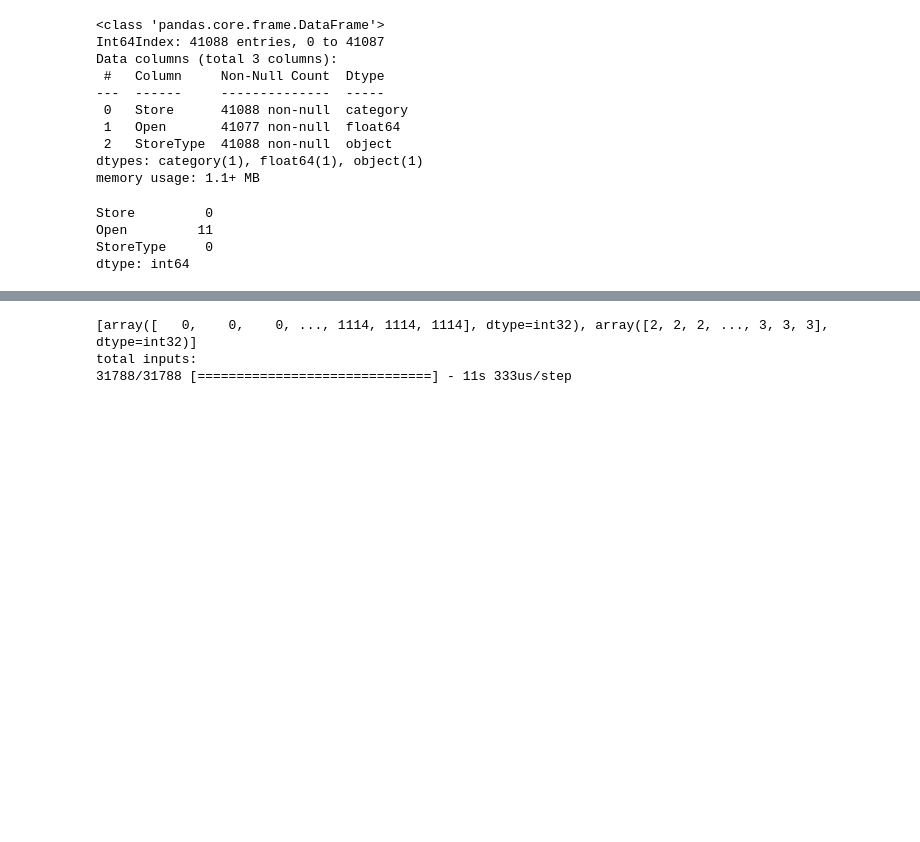
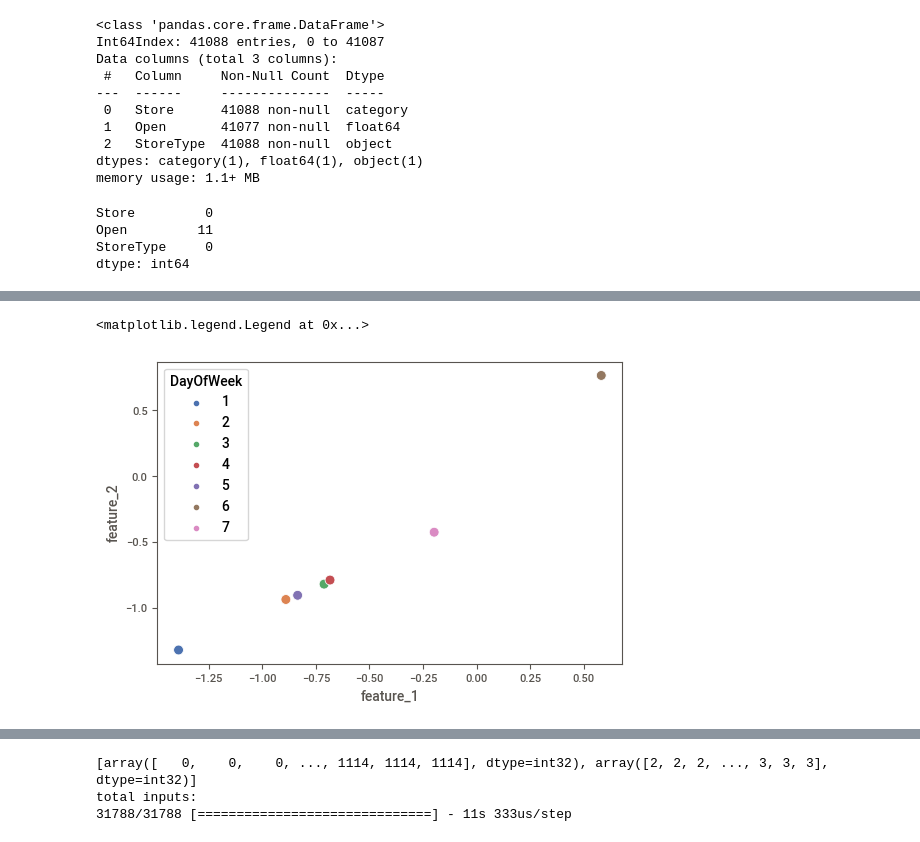
Before and after one commit to suvkp/Cat2Emb, a Jupyter notebook: EDA.ipynb, the cells around one changed output, grey strips where cells are left out. Cells and saved outputs as stored; diff of their text form; code cells hidden in the pictures; blank space fills up the shorter version.

```diff
--- a/EDA.ipynb
+++ b/EDA.ipynb
@@ -169,8 +169,9 @@ Data columns (total 17 columns):
 dtypes: float64(6), int64(6), object(5)
 memory usage: 5.6+ MB
 # %%
-var = ['Store', 'Open', 'StoreType']
+var = ['Store', 'Open', 'StoreType', 'DayOfWeek']
 # %%
+X_train['DayOfWeek'] = X_train['DayOfWeek'].astype('object')
 X_train[var].info()
 # %% [output]
 <class 'pandas.core.frame.DataFrame'>
@@ -204,6 +206,6 @@ Open         11
 StoreType     0
 dtype: int64
 # %%
-embed_model = c2e.EmbeddingGenerator(epochs=1)
+embed_model = c2e.EmbeddingGenerator(epochs=20)
 embed_model.fit(X_train[var], y_train)
 # %% [output]
@@ -213,0 +250,5 @@ total inputs:
+# %%
+a = pd.DataFrame(embed_model.model.get_layer('DayOfWeek').get_weights()[0]).reset_index().rename({'index':'DayOfWeek'}, axis=1)
+a.columns = ['DayOfWeek', 'feature_1', 'feature_2']
+a['DayOfWeek'] = [i+1 for i in range(7)]
+a
@@ -213,0 +264,9 @@ total inputs:
+# %%
+import seaborn as sns
+import matplotlib.pyplot as plt
+
+sns.scatterplot(data=a, x='feature_1', y='feature_2', hue='DayOfWeek', palette='deep', s=50)
+plt.legend(title='DayOfWeek')
+# %% [output]
+<matplotlib.legend.Legend at 0x...>
+[figure, added]
```
Also changed, not shown: parts of 5 cells of this notebook, 9 other files.
